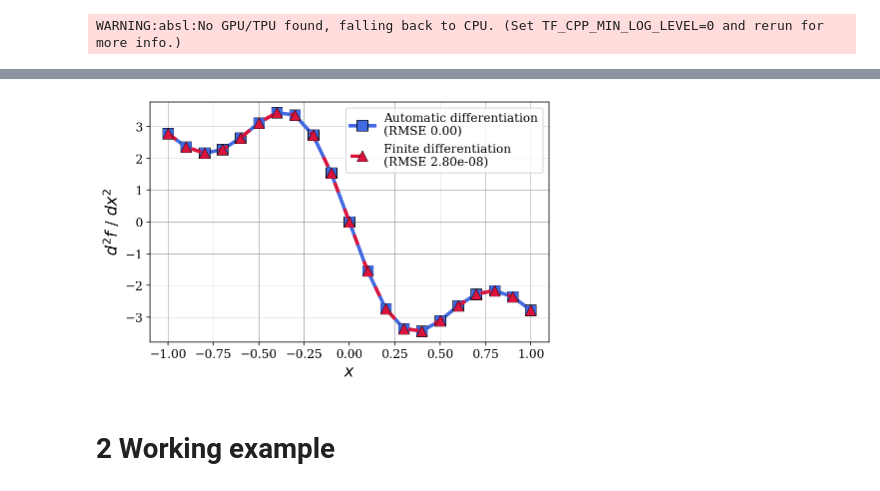
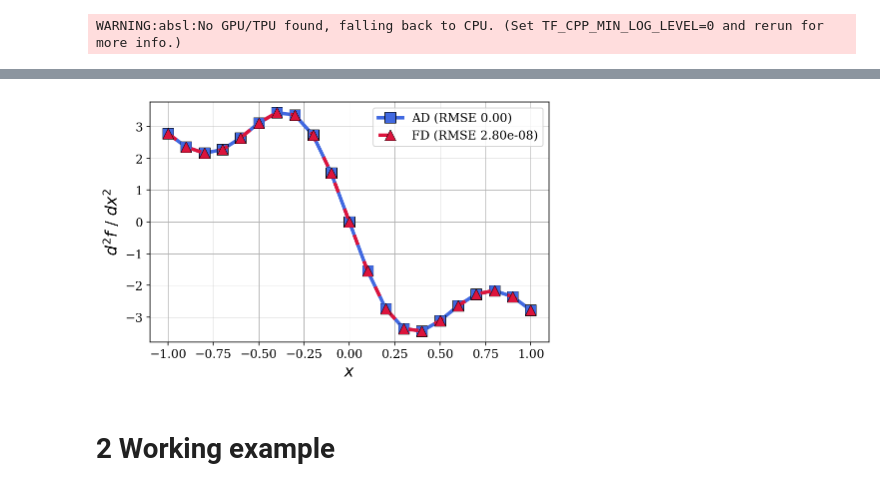
Before and after one commit to akapet00/ipd-autodiff, a Jupyter notebook: main.ipynb, the cells around one changed output, grey strips where cells are left out. Saved outputs shown, nothing was run; the diff lists cells and outputs as text; code cells hidden in the pictures.

```diff
--- a/main.ipynb
+++ b/main.ipynb
@@ -68,24 +23,34 @@ def fig_config_reset():
 # %%
 def f(x):
     return jnp.sin(jnp.sin(2 * x))
+
+def df(x):
+    return 2 * jnp.cos(2 * x) * jnp.cos(jnp.sin(2 * x))
 
 def ddf(x):
     return - 4. * (jnp.sin(jnp.sin(2 * x)) * jnp.cos(2 * x) ** 2
                    + jnp.sin(2 * x) * jnp.cos(jnp.sin(2 * x)))
 
 
+df_ad = vmap(grad(f))
 ddf_ad = vmap(grad(grad(f)))
 
 
-ddf_cd = central_difference(f, order=2, eps=1e-4)
+df_fd = central_difference(f, order=1)
+ddf_fd = central_difference(f, order=2)
 # %%
 x = jnp.linspace(-1, 1, 21)
 y = f(x)
+dy = df(x)
+dy_ad = df_ad(x)
+dy_fd = df_fd(x)
 ddy = ddf(x)
 ddy_ad = ddf_ad(x)
-ddy_cd = ddf_cd(x)
+ddy_fd = ddf_fd(x)
 
-ad_rmse = np.sqrt(np.mean((ddy - ddy_ad) ** 2))
-cd_rmse = np.sqrt(np.mean((ddy - ddy_cd) ** 2))
+dy_ad_rmse = rmse(dy, dy_ad)
+dy_fd_rmse = rmse(dy, dy_fd)
+ddy_ad_rmse = rmse(ddy, ddy_ad)
+ddy_fd_rmse = rmse(ddy, ddy_fd)
 # %% [output]
 WARNING:absl:No GPU/TPU found, falling back to CPU. (Set TF_CPP_MIN_LOG_LEVEL=0 and rerun for more info.)
@@ -92,13 +77,15 @@ WARNING:absl:No GPU/TPU found, falling back to CPU. (Set TF_CPP_MIN_LOG_LEVEL=0
 # %%
 fig_config(scaler=1.5)
 fig = plt.figure()
 ax = fig.add_subplot(111)
-ax.plot(x, ddy_ad, 's-', color='royalblue', label=f'Automatic differentiation\n(RMSE {ad_rmse:.2f})')
-ax.plot(x, ddy_cd, '^--', dashes=(3, 5), color='crimson', label=f'Finite differentiation\n(RMSE {cd_rmse:.2e})')
+ax.plot(x, ddy_ad, 's-', color='royalblue',
+        label=f'AD (RMSE {ddy_ad_rmse:.2f})')
+ax.plot(x, ddy_fd, '^--', dashes=(3, 5), color='crimson',
+        label=f'FD (RMSE {ddy_fd_rmse:.2e})')
 ax.set_xlabel(r'$x$')
 ax.set_ylabel(r'$d^2f$ / $dx^2$')
 ax.legend()
 ax.grid()
 plt.show()
 # %% [output]
-[figure, old version]
+[figure, new version]
```
Also changed, not shown: parts of 21 cells of this notebook, 4 other files.
